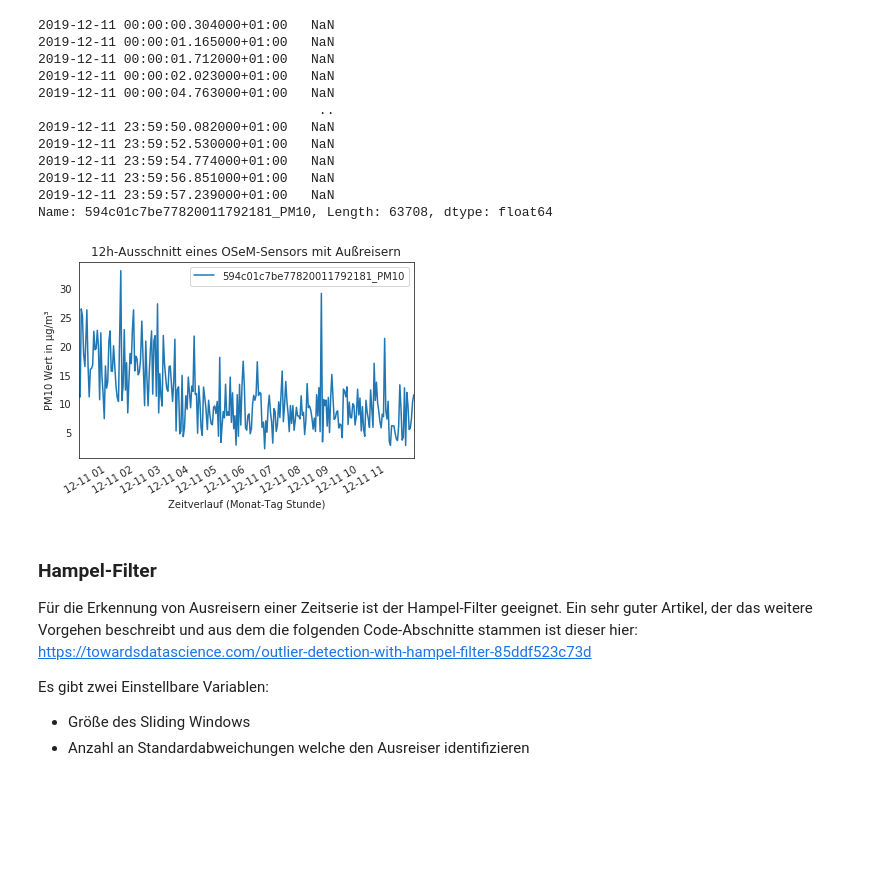
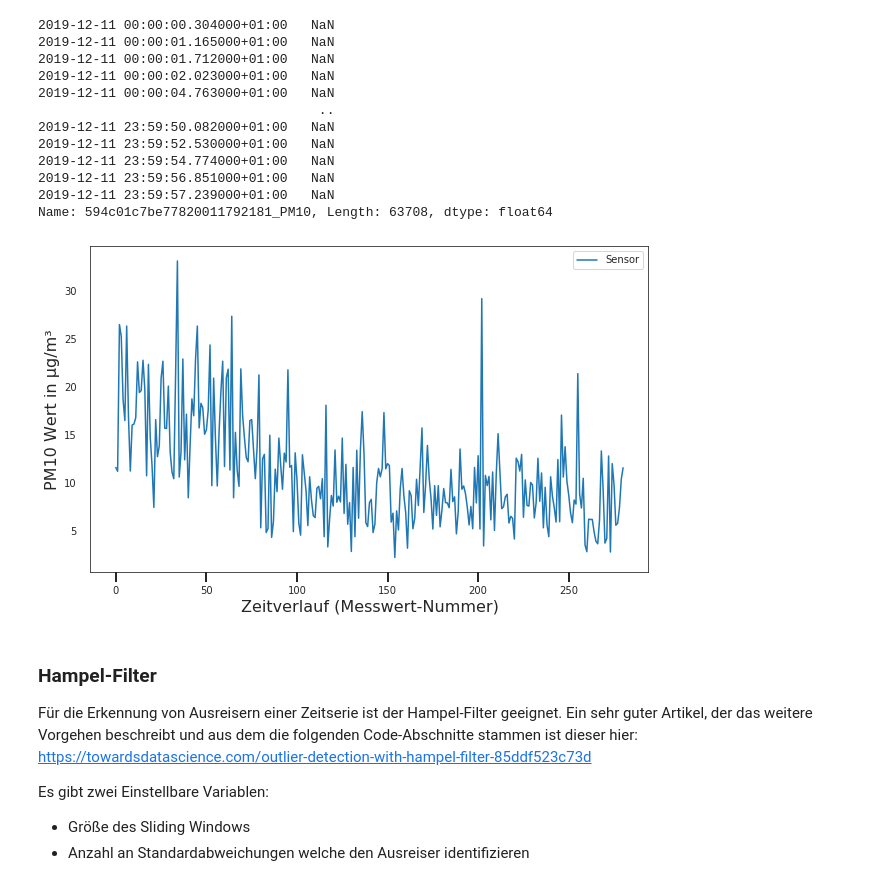
Before and after one commit to Butanding/Bachlor-Thesis, a Jupyter notebook: Code/Part1_First_Handson_Data.ipynb, the cells around one changed output. Cells and saved outputs as stored; diff of their text form; code cells hidden in the pictures; blank space fills up the shorter version.

```diff
--- a/Code/Part1_First_Handson_Data.ipynb
+++ b/Code/Part1_First_Handson_Data.ipynb
@@ -12,6 +12,7 @@ from sensemapi import client as sense_client
 import numpy as np
 import seaborn as sns
 import matplotlib.pyplot as plt
+import matplotlib.dates as mdates
 
 from sklearn import preprocessing, svm
 from sklearn.model_selection import train_test_split
@@ -21,6 +22,7 @@ from sklearn.metrics import r2_score
 import pytz
 cet = pytz.timezone('CET')
 
+graph_dir = "ressources/grapics/"
 
 
 # set the graphs to show in the jupyter notebook
@@ -377,23 +405,24 @@ Name: 594c01c7be77820011792181_PM10, Length: 63708, dtype: float64
 # %%
 end_test_outliers = pd.Timestamp(2019, 12, 11, 12)
 end_test_outliers = pd.Timestamp(end_test_outliers,  tz='CET')
 start_test_outliers = pd.Timestamp(end_test_outliers - timedelta(hours=12))
 #Picking a random example of a sensor to look for a outlier
 test_outliers = final_df.iloc[:, 4].dropna()
 test_outliers_timeslot = test_outliers[(test_outliers.index >= start_test_outliers) & (test_outliers.index <= end_test_outliers)]
 
-test_outliers_timeslot.plot()
-#Place labels
-plt.xlabel('Zeitverlauf (Monat-Tag Stunde)')
-plt.ylabel('PM10 Wert in µg/m³')
+#Plot section
+fig, ax1 = plt.subplots(figsize=(10, 6))
+ax1.plot(np.arange(len(test_outliers_timeslot)), test_outliers_timeslot, label="Sensor")
+ax1.set_xlabel('Zeitverlauf (Messwert-Nummer)', fontdict = {"size": 16})
+ax1.set_ylabel('PM10 Wert in µg/m³', fontdict = {"size": 16})
+ax1.tick_params(axis="both", direction="out", which="both", bottom=True, width=2, length=10)
+ax1.legend(loc="best")
+#fig.suptitle("12h-Ausschnitt eines OSeM-Sensors mit Außreisern")
 
-plt.title("12h-Ausschnitt eines OSeM-Sensors mit Außreisern")
-
-plt.legend()
-
-plt.show()
+fig.savefig(graph_dir + "ausreisser_osem_plain.png", transparent=True, bbox_inches="tight",pad_inches=0.1, dpi=200)
+fig.show()
 # %% [output]
-[figure, old version]
+[figure, new version]
 # %% [markdown]
 ### Hampel-Filter
 Für die Erkennung von Ausreisern einer Zeitserie ist der Hampel-Filter geeignet. Ein sehr guter Artikel, der das weitere Vorgehen beschreibt und aus dem die folgenden Code-Abschnitte stammen ist dieser hier: https://towardsdatascience.com/outlier-detection-with-hampel-filter-85ddf523c73d
```
Also changed, not shown: parts of 21 cells of this notebook, 2 other files.
